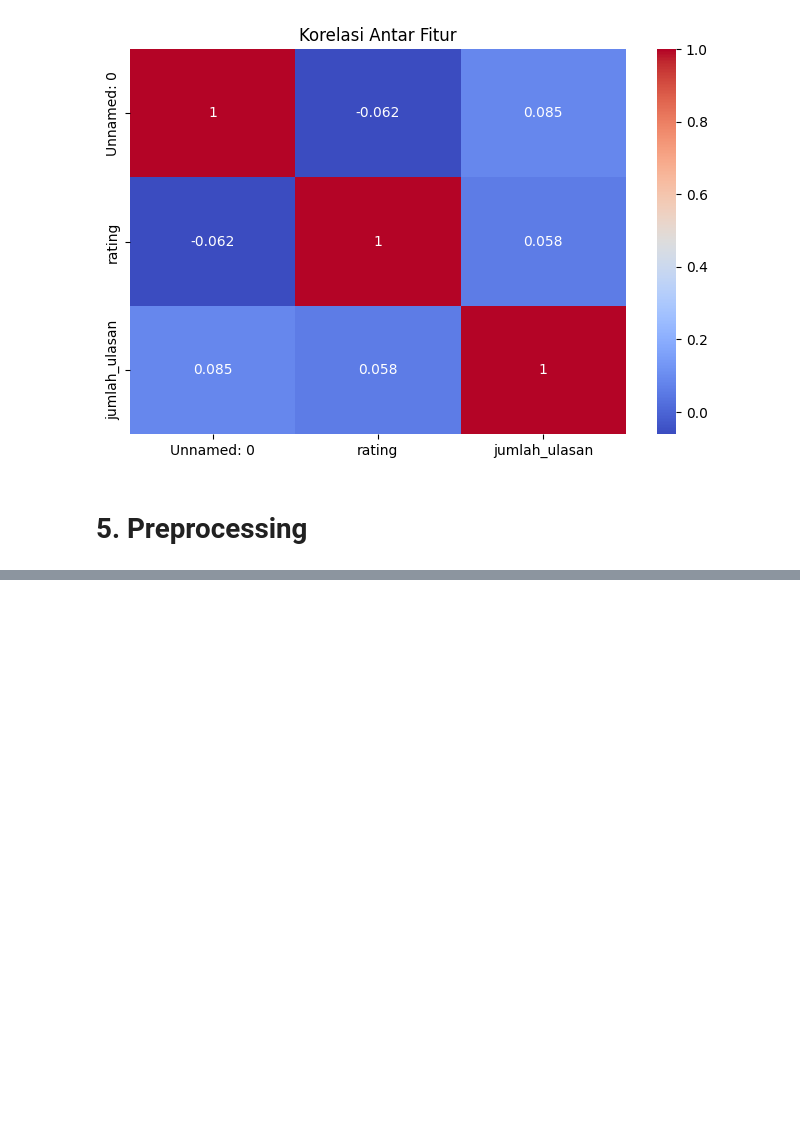
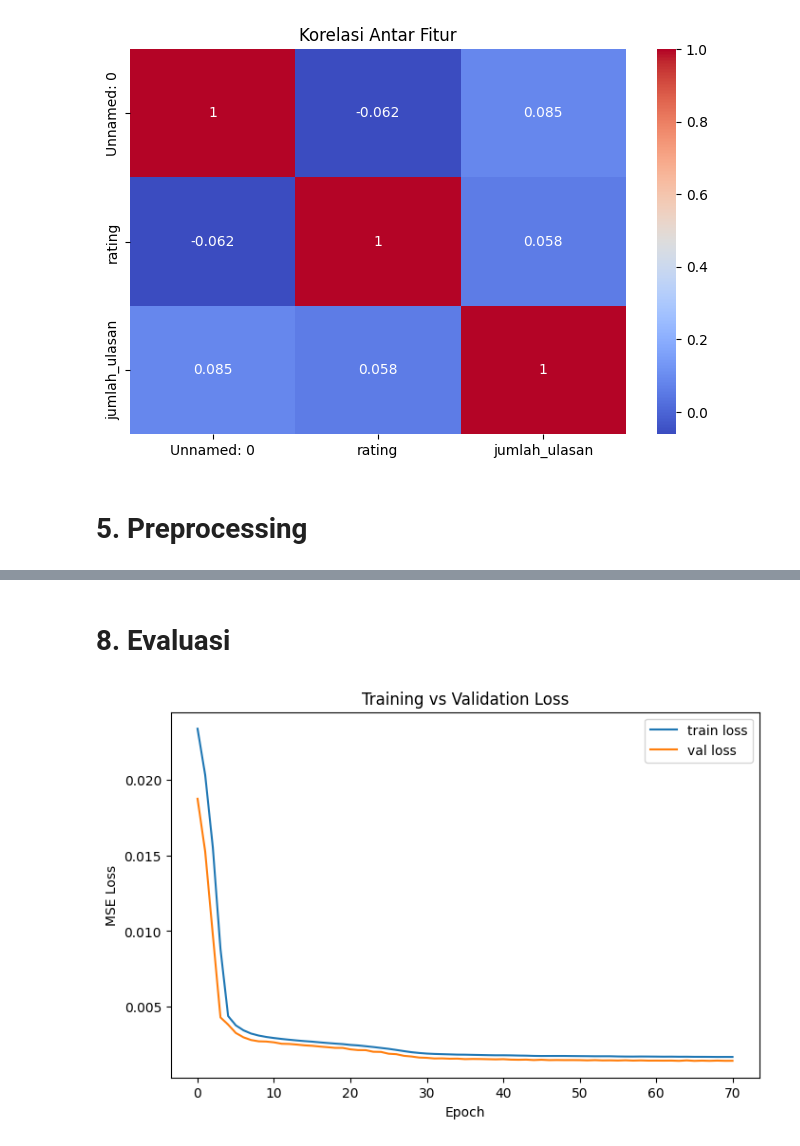
Before and after one commit to Capstone-Project-CodingCamp2025/machine-learning, a Jupyter notebook: notebook/Capstone_Model_CBF.ipynb, the cells around one changed output, grey strips where cells are left out. Saved outputs shown, nothing was run; the diff lists cells and outputs as text; code cells hidden in the pictures; blank space fills up the shorter version.

```diff
--- a/notebook/Capstone_Model_CBF.ipynb
+++ b/notebook/Capstone_Model_CBF.ipynb
@@ -59,7 +64,7 @@ df = df.dropna(subset=['rating', 'jumlah_ulasan', 'thumbnail'])
 df[['rating', 'jumlah_ulasan']] = df[['rating', 'jumlah_ulasan']].fillna(0)
 
 # Buat kolom gabungan konten
-df['content'] = df['kategori'] + ' ' + df['alamat']
+df['content'] = df['nama_tempat'] + ' ' + df['kategori'] + ' ' + df['alamat']
 # %% [output]
 A value is trying to be set on a copy of a slice from a DataFrame.
 Try using .loc[row_indexer,col_indexer] = value instead
@@ -115,0 +138,20 @@ numerical_features = scaler.fit_transform(df[['rating', 'jumlah_ulasan']])
+# %%
+input_dim = X_combined.shape[1]
+inputs = layers.Input(shape=(input_dim,))
+
+# Encoder
+x = layers.Dense(64, activation='relu',
+                 kernel_regularizer=regularizers.l2(1e-5))(inputs)
+x = layers.Dense(32, activation='relu',
+                 kernel_regularizer=regularizers.l2(1e-5))(x)
+embedding = layers.Dense(16, activation=None, name='embedding')(x)
+
+# Decoder
+x = layers.Dense(32, activation='relu')(embedding)
+x = layers.Dense(64, activation='relu')(x)
+# Use linear activation on output
+output_layer = layers.Dense(input_dim, activation='linear')(x)
+
+autoencoder = models.Model(inputs, output_layer)
+autoencoder.compile(optimizer='adam', loss='mse')
+autoencoder.summary()
@@ -119,0 +182,12 @@ item_features = hstack([tfidf_matrix, numerical_features])
+# %%
+early_stop = tf.keras.callbacks.EarlyStopping(
+    monitor='val_loss', patience=5, restore_best_weights=True
+)
+history = autoencoder.fit(
+    X_combined, X_combined,
+    epochs=100,
+    batch_size=32,
+    validation_split=0.2,
+    callbacks=[early_stop],
+    verbose=2
+)
@@ -119,0 +212,14 @@ item_features = hstack([tfidf_matrix, numerical_features])
+# %% [markdown]
+# **8. Evaluasi**
+# %%
+# Plot Loss Curve
+plt.figure(figsize=(8,5))
+plt.plot(history.history['loss'], label='train loss')
+plt.plot(history.history['val_loss'], label='val loss')
+plt.title('Training vs Validation Loss')
+plt.xlabel('Epoch')
+plt.ylabel('MSE Loss')
+plt.legend()
+plt.show()
+# %% [output]
+[figure, added]
```
Also changed, not shown: parts of 22 cells of this notebook, 14 other files.
